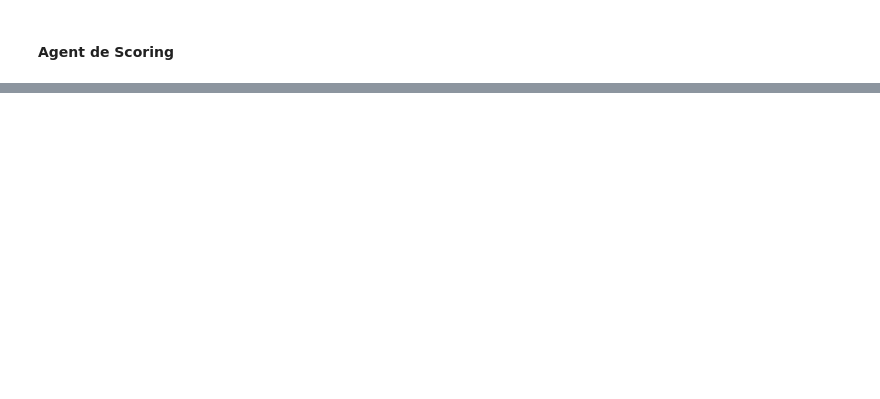
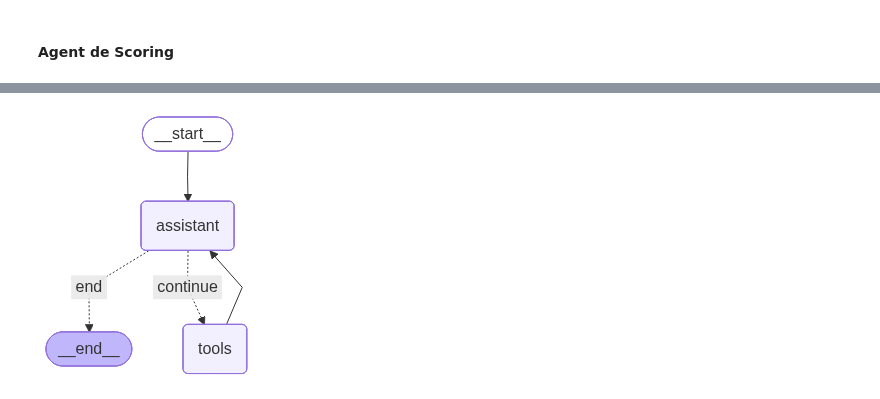
Before and after one commit to KaraniAbdellah/internship_sat, a Jupyter notebook: code/multiAgent.ipynb, the cells around one changed output, grey strips where cells are left out. Cells and saved outputs as stored; diff of their text form; code cells hidden in the pictures; blank space fills up the shorter version.

Commit message:
feat: create agent with langgraph from SCRATCH

```diff
--- a/code/multiAgent.ipynb
+++ b/code/multiAgent.ipynb
@@ -267,0 +218,4 @@ Let me know if you need further insights! 🚀
+# %%
+# The State
+class AgentState(TypedDict):
+    messages: Annotated[List[BaseMessage], add_messages]
@@ -267,0 +247,42 @@ Let me know if you need further insights! 🚀
+# %%
+# LLM with Tools
+llm_with_tools = ChatGroq(model="qwen/qwen3-32b", temperature=0).bind_tools(tools)
+# %%
+# Create Node For Agent
+def assistant(state: AgentState):
+    system_message = SystemMessage("Answer the question using tools only.")
+    print("State is: ", state)
+    response = llm_with_tools.invoke([system_message] + state["messages"])
+    return {"messages": [response]}
+# %%
+# Descion
+def should_continue(state: AgentState):
+    last_message = state["messages"][-1]
+    print("Call Should Continue with Tools: ", last_message.tool_calls)
+    if not last_message.tool_calls:
+        return "end"
+    else:
+        return "continue"
+# %%
+# Build, Compile and Display the Graph
+agent_workflow = StateGraph(AgentState)
+
+agent_workflow.add_node("assistant", assistant)
+agent_workflow.add_node("tools", ToolNode(tools=tools))
+
+agent_workflow.add_edge(START, "assistant")
+agent_workflow.add_conditional_edges("assistant",
+    should_continue,
+    {
+        "continue": "tools",
+        "end": END
+    }
+)
+
+agent_workflow.add_edge("tools", "assistant")
+
+checkpointer = MemorySaver()
+graph = agent_workflow.compile(checkpointer=checkpointer)
+display(Image(graph.get_graph().draw_mermaid_png()))
+# %% [output]
+[figure, added]
```
Also changed, not shown: parts of 10 cells of this notebook, 3 other files.
